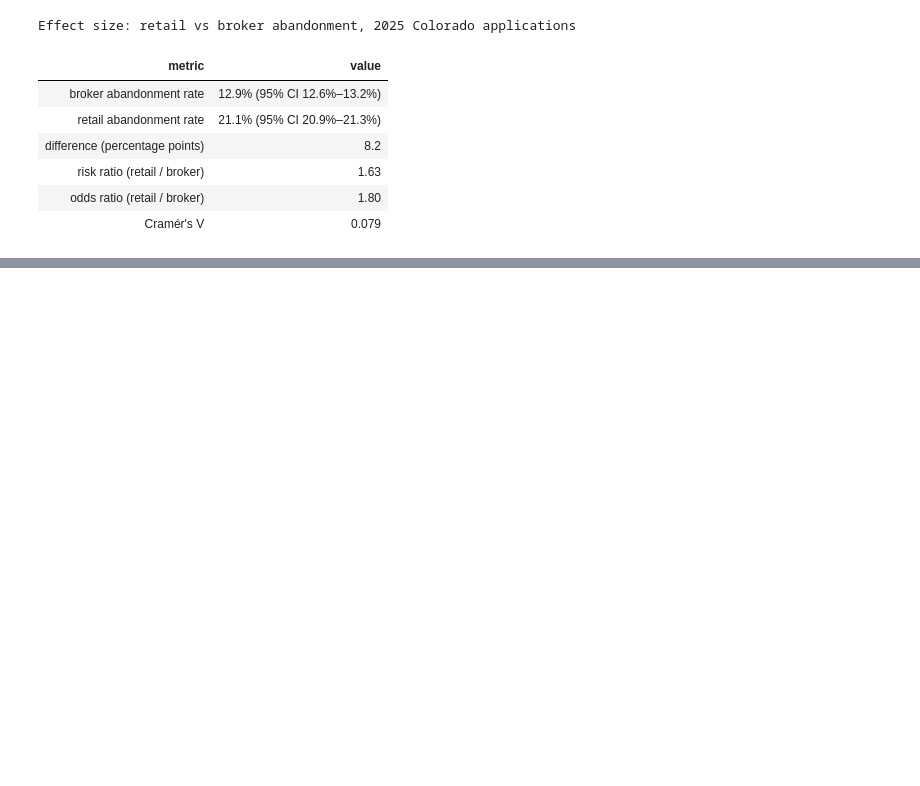
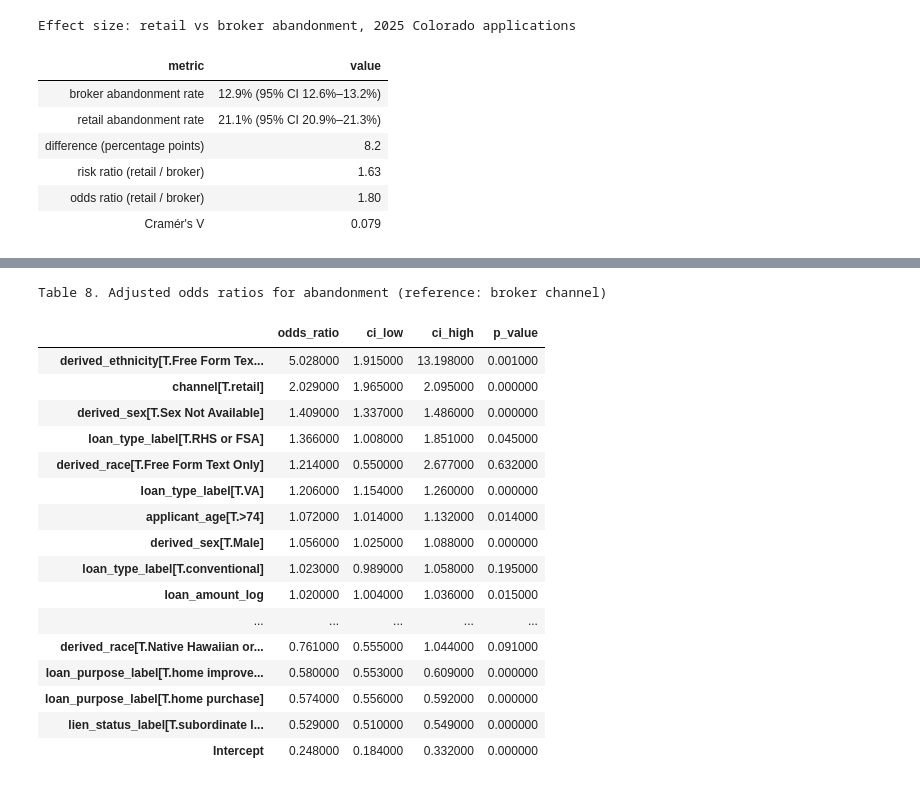
Before and after one commit to aidaubinazhit/hmda-abandonment, a Jupyter notebook: notebooks/01-explore.ipynb, the cells around one changed output, grey strips where cells are left out. Cells and saved outputs as stored; diff of their text form; code cells hidden in the pictures; blank space fills up the shorter version.

Commit message:
Add logistic regression with adjusted odds ratios

```diff
--- a/notebooks/01-explore.ipynb
+++ b/notebooks/01-explore.ipynb
@@ -535,0 +662,10 @@ Effect size: retail vs broker abandonment, 2025 Colorado applications
+# %%
+model_df = retail_broker_all[model_vars].copy()
+
+model_df["income_missing"] = model_df["income"].isna().astype(int)
+model_df["income"] = model_df["income"].fillna(model_df["income"].median())
+
+model_df = model_df.dropna()
+
+print(f"rows in model  {len(model_df):>10,}")
+print(f"income missing {model_df['income_missing'].sum():>10,}")
@@ -535,0 +708,8 @@ Effect size: retail vs broker abandonment, 2025 Colorado applications
+# %%
+model_df["income_log"] = np.sign(model_df["income"]) * np.log1p(model_df["income"].abs())
+model_df["loan_amount_log"] = np.log1p(model_df["loan_amount"])
+
+assert np.isfinite(model_df["income_log"]).all(), "income_log has non-finite values"
+assert np.isfinite(model_df["loan_amount_log"]).all(), "loan_amount_log has non-finite values"
+
+model_df[["income", "income_log", "loan_amount", "loan_amount_log"]].describe().round(2)
@@ -535,0 +726,11 @@ Effect size: retail vs broker abandonment, 2025 Colorado applications
+# %%
+formula = (
+    "abandoned ~ channel + loan_purpose_label + loan_type_label "
+    "+ occupancy_type_label + lien_status_label + derived_sex "
+    "+ derived_race + derived_ethnicity + applicant_age "
+    "+ income_log + loan_amount_log + income_missing"
+)
+
+logit_model = smf.logit(formula, data=model_df).fit()
+
+print(logit_model.summary())
@@ -535,0 +755,30 @@ Effect size: retail vs broker abandonment, 2025 Colorado applications
+# %%
+odds_ratios = pd.DataFrame({
+    "odds_ratio": np.exp(logit_model.params),
+    "ci_low": np.exp(logit_model.conf_int()[0]),
+    "ci_high": np.exp(logit_model.conf_int()[1]),
+    "p_value": logit_model.pvalues,
+}).round(3)
+
+odds_ratios.sort_values("odds_ratio", ascending=False).style.set_caption(
+    "Table 8. Adjusted odds ratios for abandonment (reference: broker channel)"
+)
+# %% [output]
+Table 8. Adjusted odds ratios for abandonment (reference: broker channel)
+|  | odds_ratio | ci_low | ci_high | p_value |
+| derived_ethnicity[T.Free Form Tex... | 5.028000 | 1.915000 | 13.198000 | 0.001000 |
+| channel[T.retail] | 2.029000 | 1.965000 | 2.095000 | 0.000000 |
+| derived_sex[T.Sex Not Available] | 1.409000 | 1.337000 | 1.486000 | 0.000000 |
+| loan_type_label[T.RHS or FSA] | 1.366000 | 1.008000 | 1.851000 | 0.045000 |
+| derived_race[T.Free Form Text Only] | 1.214000 | 0.550000 | 2.677000 | 0.632000 |
+| loan_type_label[T.VA] | 1.206000 | 1.154000 | 1.260000 | 0.000000 |
+| applicant_age[T.>74] | 1.072000 | 1.014000 | 1.132000 | 0.014000 |
+| derived_sex[T.Male] | 1.056000 | 1.025000 | 1.088000 | 0.000000 |
+| loan_type_label[T.conventional] | 1.023000 | 0.989000 | 1.058000 | 0.195000 |
+| loan_amount_log | 1.020000 | 1.004000 | 1.036000 | 0.015000 |
+| ... | ... | ... | ... | ... |
+| derived_race[T.Native Hawaiian or... | 0.761000 | 0.555000 | 1.044000 | 0.091000 |
+| loan_purpose_label[T.home improve... | 0.580000 | 0.553000 | 0.609000 | 0.000000 |
+| loan_purpose_label[T.home purchase] | 0.574000 | 0.556000 | 0.592000 | 0.000000 |
+| lien_status_label[T.subordinate l... | 0.529000 | 0.510000 | 0.549000 | 0.000000 |
+| Intercept | 0.248000 | 0.184000 | 0.332000 | 0.000000 |
```
Also changed, not shown: parts of 17 cells of this notebook.
